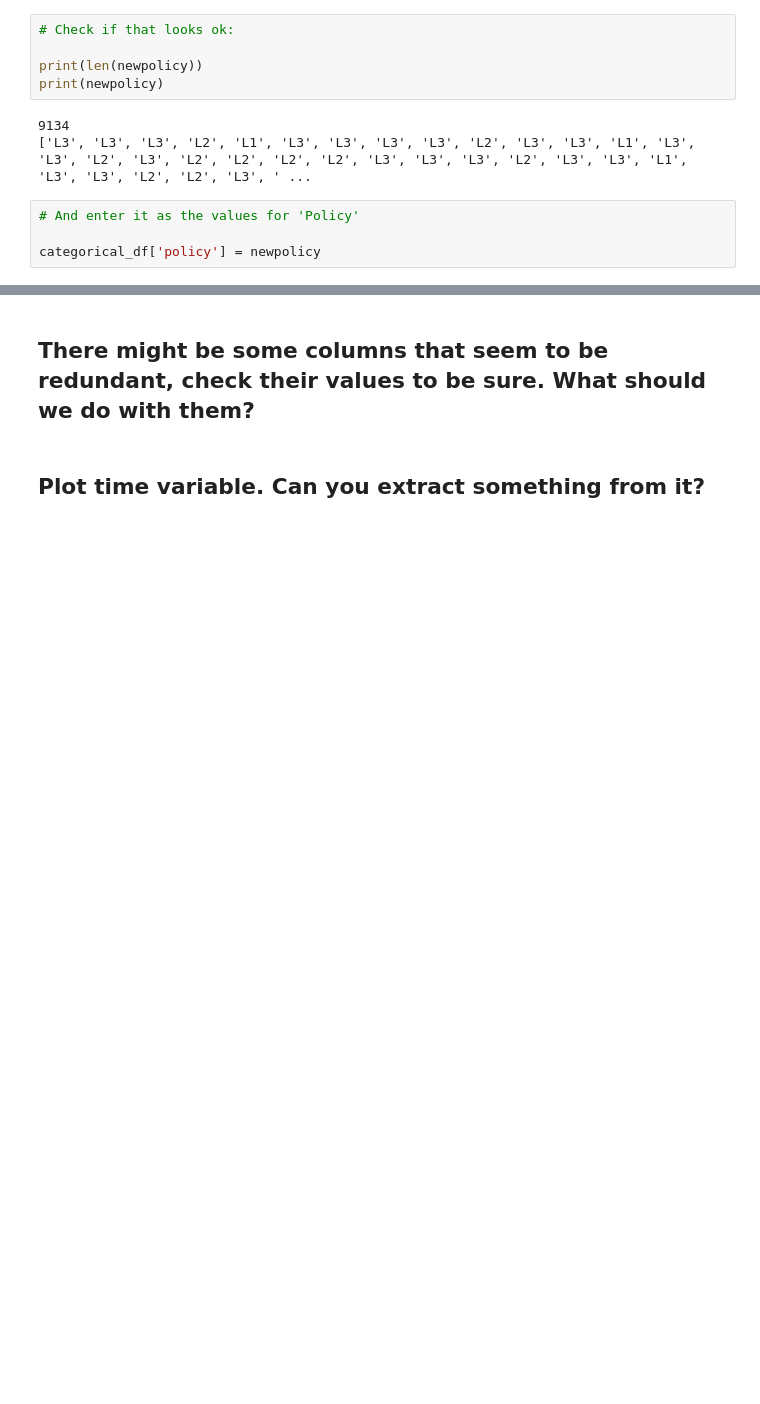
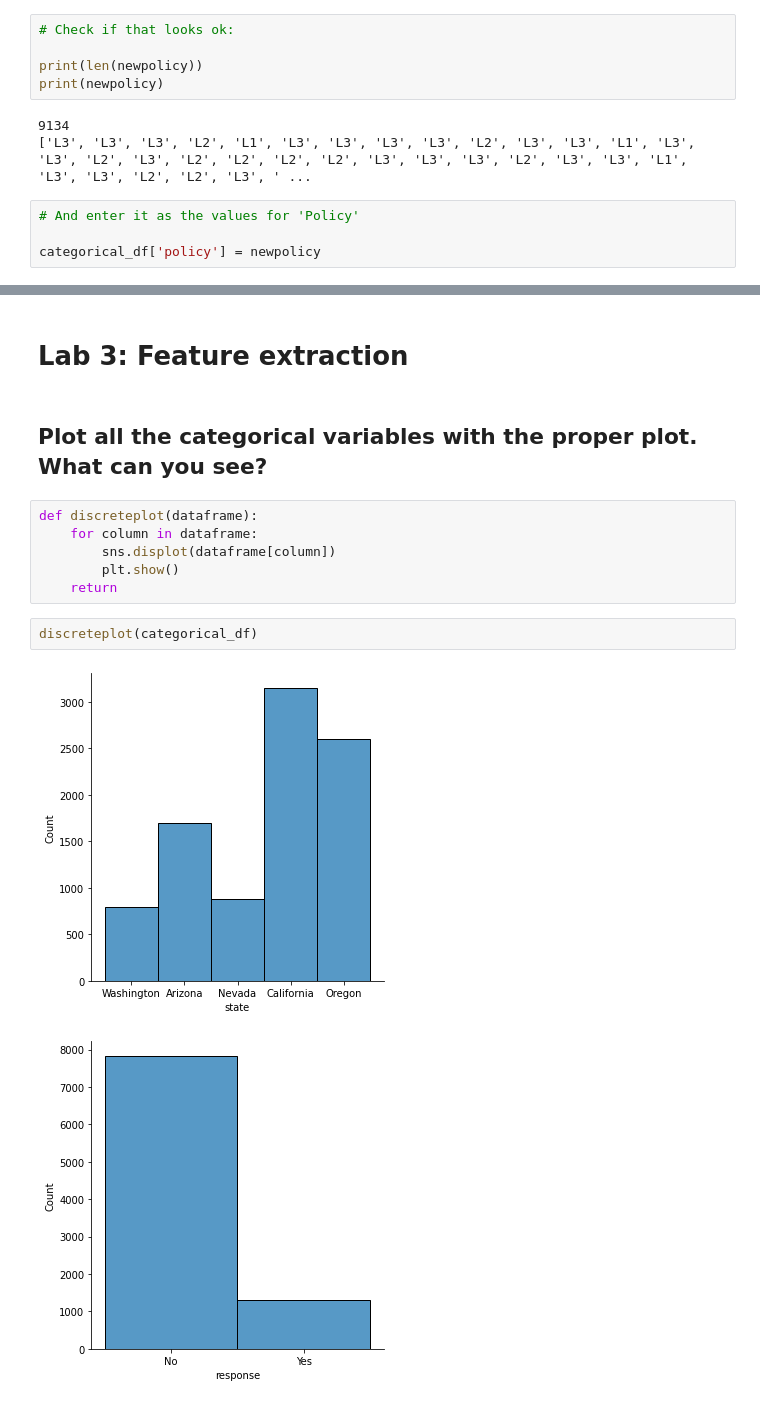
Before and after one commit to rjpeters/week4, a Jupyter notebook: Lab_numeric.ipynb, the cells around one changed output, grey strips where cells are left out. Drawn from its saved outputs; the diff is of its cells as text; blank space fills up the shorter version.

```diff
--- a/Lab_numeric.ipynb
+++ b/Lab_numeric.ipynb
@@ -690,4 +685,18 @@ categorical_df.head(60)
-# %% [markdown]
-##     There might be some columns that seem to be redundant, check their values to be sure. What should we do with them?
-# %% [markdown]
-##     Plot time variable. Can you extract something from it?
+# %% [markdown]
+#
+#
+#
+# Lab 3: Feature extraction
+# %% [markdown]
+##     Plot all the categorical variables with the proper plot. What can you see?
+# %%
+def discreteplot(dataframe):
+    for column in dataframe:
+        sns.displot(dataframe[column])
+        plt.show()
+    return
+# %%
+discreteplot(categorical_df)
+# %% [output]
+[figure, added]
+[figure, added]
```
Also changed, not shown: parts of 75 cells of this notebook, 2 other files.
